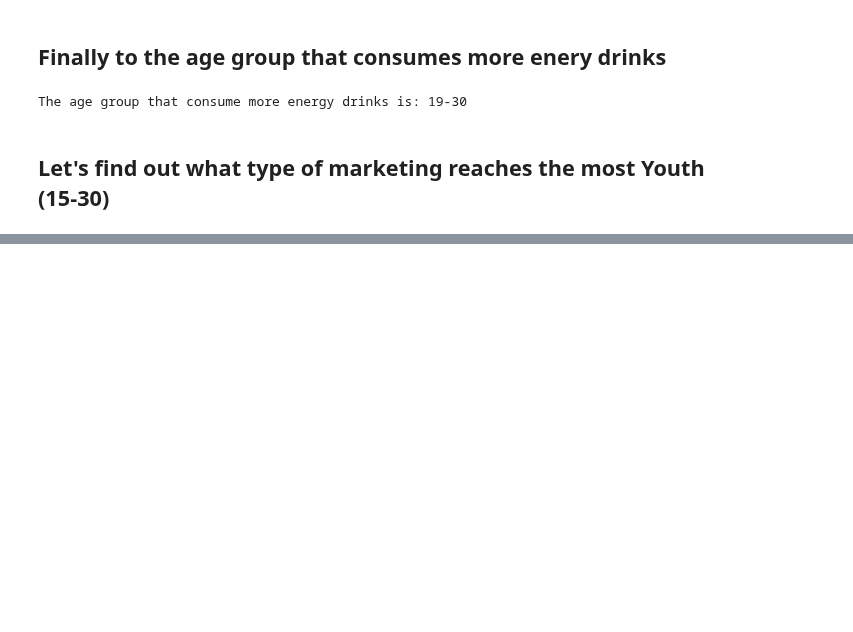
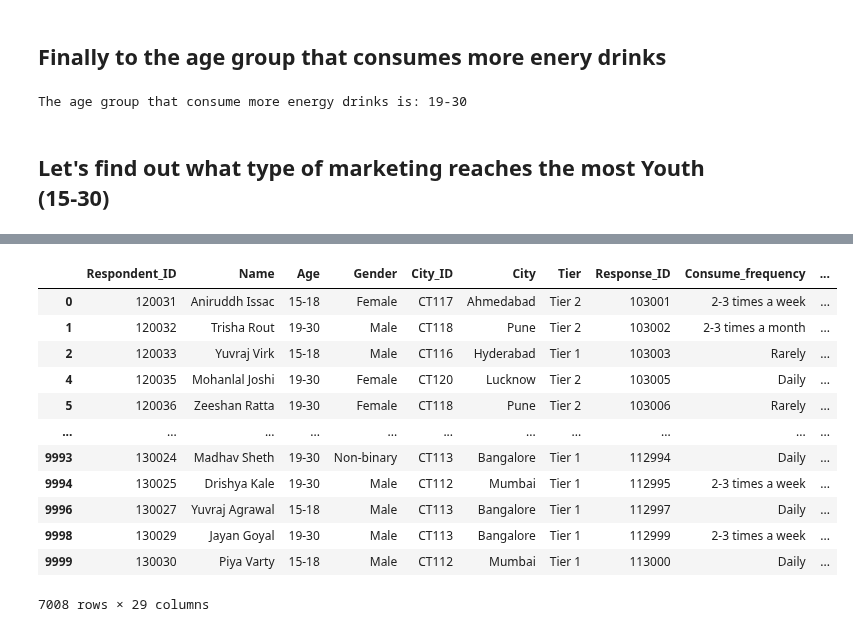
Before and after one commit to sourabhms66/Food_-_Beverage_Marketing, a Jupyter notebook: codes.ipynb, the cells around one changed output, grey strips where cells are left out. Saved outputs shown, nothing was run; the diff lists cells and outputs as text; code cells hidden in the pictures; blank space fills up the shorter version.

```diff
--- a/codes.ipynb
+++ b/codes.ipynb
@@ -230,0 +241,18 @@ The age group that consume more energy drinks is: 19-30
+# %%
+youth_marketing_channels = df.query("(Age == '15-18')|(Age == '19-30')").copy()
+# %%
+youth_marketing_channels
+# %% [output]
+|  | Respondent_ID | Name | Age | Gender | City_ID | City | Tier | Response_ID | Consume_frequency | ... |
+| 0 | 120031 | Aniruddh Issac | 15-18 | Female | CT117 | Ahmedabad | Tier 2 | 103001 | 2-3 times a week | ... |
+| 1 | 120032 | Trisha Rout | 19-30 | Male | CT118 | Pune | Tier 2 | 103002 | 2-3 times a month | ... |
+| 2 | 120033 | Yuvraj Virk | 15-18 | Male | CT116 | Hyderabad | Tier 1 | 103003 | Rarely | ... |
+| 4 | 120035 | Mohanlal Joshi | 19-30 | Female | CT120 | Lucknow | Tier 2 | 103005 | Daily | ... |
+| 5 | 120036 | Zeeshan Ratta | 19-30 | Female | CT118 | Pune | Tier 2 | 103006 | Rarely | ... |
+| ... | ... | ... | ... | ... | ... | ... | ... | ... | ... | ... |
+| 9993 | 130024 | Madhav Sheth | 19-30 | Non-binary | CT113 | Bangalore | Tier 1 | 112994 | Daily | ... |
+| 9994 | 130025 | Drishya Kale | 19-30 | Male | CT112 | Mumbai | Tier 1 | 112995 | 2-3 times a week | ... |
+| 9996 | 130027 | Yuvraj Agrawal | 15-18 | Male | CT113 | Bangalore | Tier 1 | 112997 | Daily | ... |
+| 9998 | 130029 | Jayan Goyal | 19-30 | Male | CT113 | Bangalore | Tier 1 | 112999 | 2-3 times a week | ... |
+| 9999 | 130030 | Piya Varty | 15-18 | Male | CT112 | Mumbai | Tier 1 | 113000 | Daily | ... |
+7008 rows × 29 columns
```
Also changed, not shown: parts of 1 cell of this notebook.
